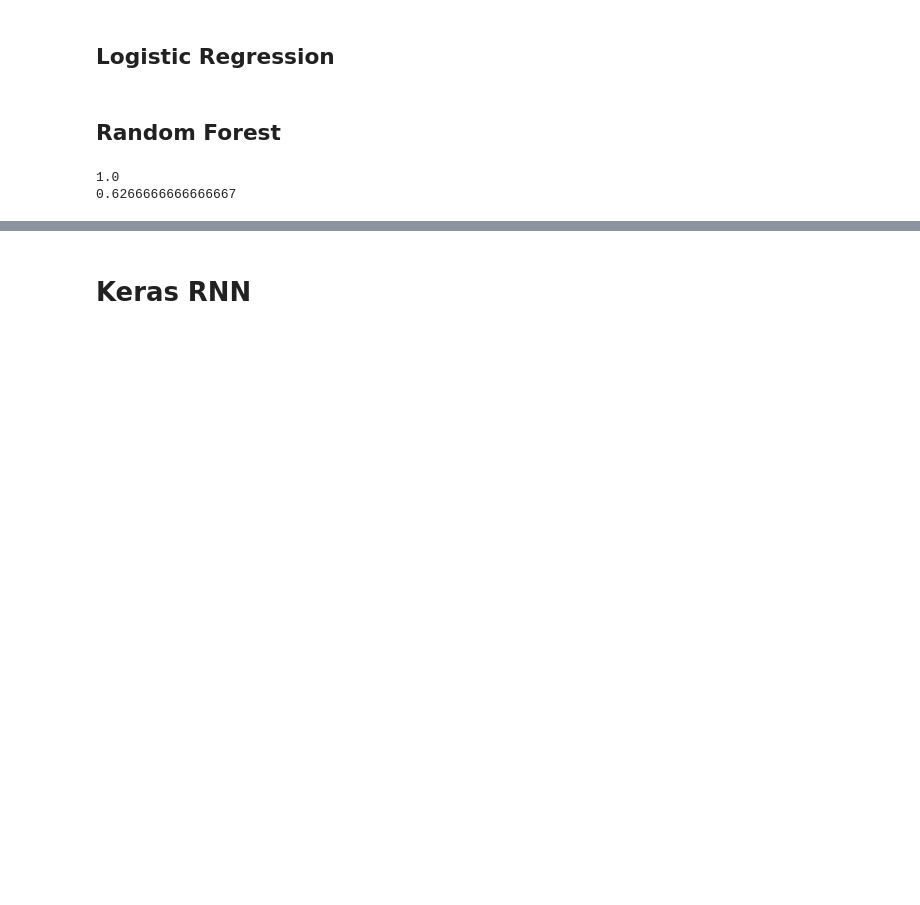
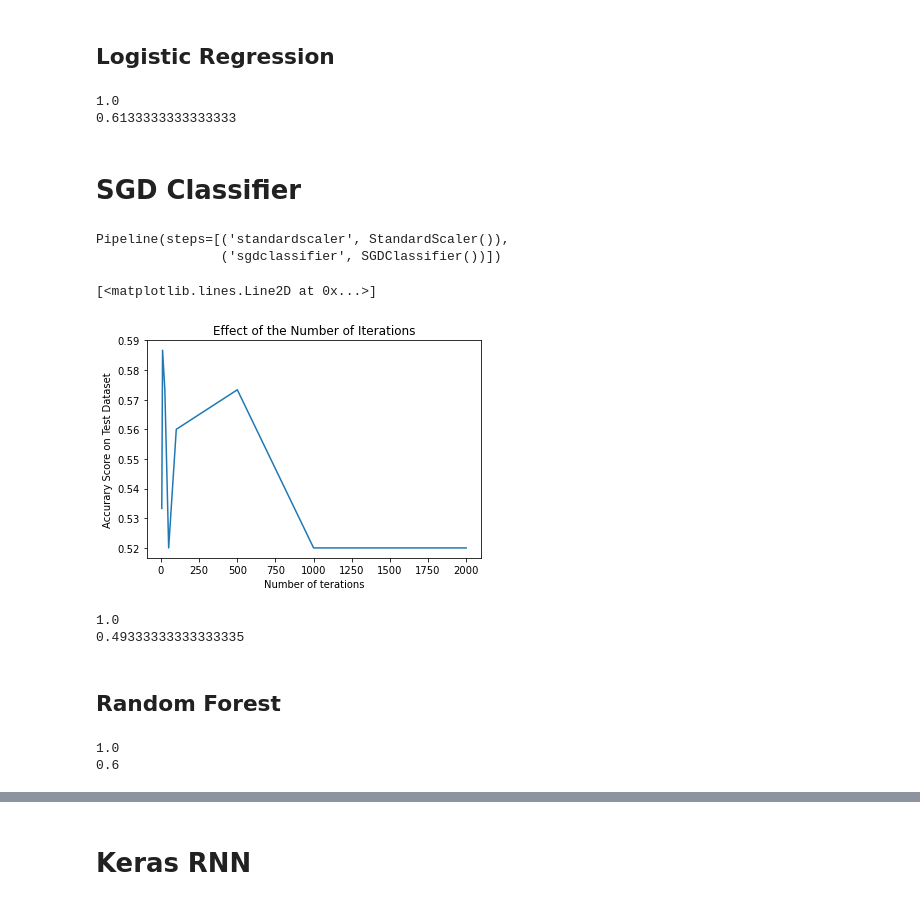
Before and after one commit to dario-x/Machine-Learning, a Jupyter notebook: amzclass.ipynb, the cells around one changed output, grey strips where cells are left out. Cells and saved outputs as stored; diff of their text form; code cells hidden in the pictures; blank space fills up the shorter version.

```diff
--- a/amzclass.ipynb
+++ b/amzclass.ipynb
@@ -103,14 +101,19 @@ hey
 # %% [markdown]
 ## Logistic Regression
+# %%
+#normalizing the features
+
+from sklearn.preprocessing import StandardScaler
+sc = StandardScaler()
+X_train = sc.fit_transform(X_train)
+X_test = sc.transform(X_test)
 # %%
-#df_train = pd.read_csv("amazon_review_ID.shuf.tes.csv")
-
 
 
 from sklearn.linear_model import LogisticRegression
 #creating the model
-#model = LogisticRegression(random_state=42, solver='newton-cg',multi_class='ovr', warm_start=True, class_weight='dict', max_iter=50000)
-model = LogisticRegression(solver='saga', penalty='elasticnet', l1_ratio = 0.5, max_iter=200)
+model = LogisticRegression(random_state=42, solver='newton-cg', warm_start=True, class_weight='balanced', intercept_scaling= 10, max_iter=100)
+#model = LogisticRegression(solver='saga', penalty='elasticnet', l1_ratio = 0.5, max_iter=200)
 #fitting data to the model
 model.fit(X_train, y_train)
 
@@ -128,5 +131,52 @@ print(accuracy_training_set)
 
 accuracy_testing_set = model.score(X_test, y_test)
 print(accuracy_testing_set)
+# %% [output]
+1.0
+0.6133333333333333
+# %% [markdown]
+# SGD Classifier
+# %%
+from sklearn.linear_model import SGDClassifier
+from sklearn.preprocessing import StandardScaler
+from sklearn.pipeline import make_pipeline
+
+model = make_pipeline(StandardScaler(), SGDClassifier(loss='hinge', penalty='l2',max_iter=1000, tol=1e-3))
+model.fit(X_train, y_train)
+# %% [output]
+Pipeline(steps=[('standardscaler', StandardScaler()),
+                ('sgdclassifier', SGDClassifier())])
+# %%
+#trying to find the right number of iterations
+
+import matplotlib.pyplot as plt
+
+interations = [5, 10, 25, 50, 100, 500, 1000, 2000]
+scores = []
+for interation in interations:
+    model = SGDClassifier(loss="log", penalty="l2", max_iter=interation)
+    model.fit(X_train, y_train)
+    scores.append(model.score(X_test, y_test))
+
+plt.title("Effect of the Number of Iterations")
+plt.xlabel("Number of terations")
+plt.ylabel("Accurary Score on Test Dataset")
+plt.plot(interations, scores)
+# %% [output]
+[<matplotlib.lines.Line2D at 0x...>]
+[figure, added]
+# %%
+#calculating the probabilities
+y_pred_proba = model.decision_function(X_test)
+
+#printing the accuarcy
+accuracy_training_set = model.score(X_train, y_train)
+print(accuracy_training_set)
+
+accuracy_testing_set = model.score(X_test, y_test)
+print(accuracy_testing_set)
+# %% [output]
+1.0
+0.49333333333333335
 # %% [markdown]
 ## Random Forest
@@ -133,12 +190,9 @@ print(accuracy_testing_set)
 # %%
-#df_train = pd.read_csv("amazon_review_ID.shuf.tes.csv")
+#importing the necessary libraries
+from sklearn.ensemble import RandomForestClassifier
 
-
-
-from sklearn.ensemble import RandomForestClassifier
 #creating the model
-#model = LogisticRegression(random_state=42, solver='newton-cg',multi_class='ovr', warm_start=True, class_weight='dict', max_iter=50000)
-model = RandomForestClassifier(min_samples_split=4, min_samples_leaf=3, min_weight_fraction_leaf = 0.000000000000000001, bootstrap=False, n_estimators=5000)
+model = RandomForestClassifier(min_samples_split=4, min_samples_leaf=3, min_weight_fraction_leaf = 0.000000000000000001, bootstrap=True, n_estimators=7000)
 #fitting data to the model
 model.fit(X_train, y_train)
 
@@ -154,7 +208,7 @@ accuracy_testing_set = model.score(X_test, y_test)
 print(accuracy_testing_set)
 # %% [output]
 1.0
-0.6266666666666667
+0.6
 # %%
 #loading the test data
 df_test = pd.read_csv("amazon_review_ID.shuf.tes.csv")
```
Also changed, not shown: parts of 4 cells of this notebook.
